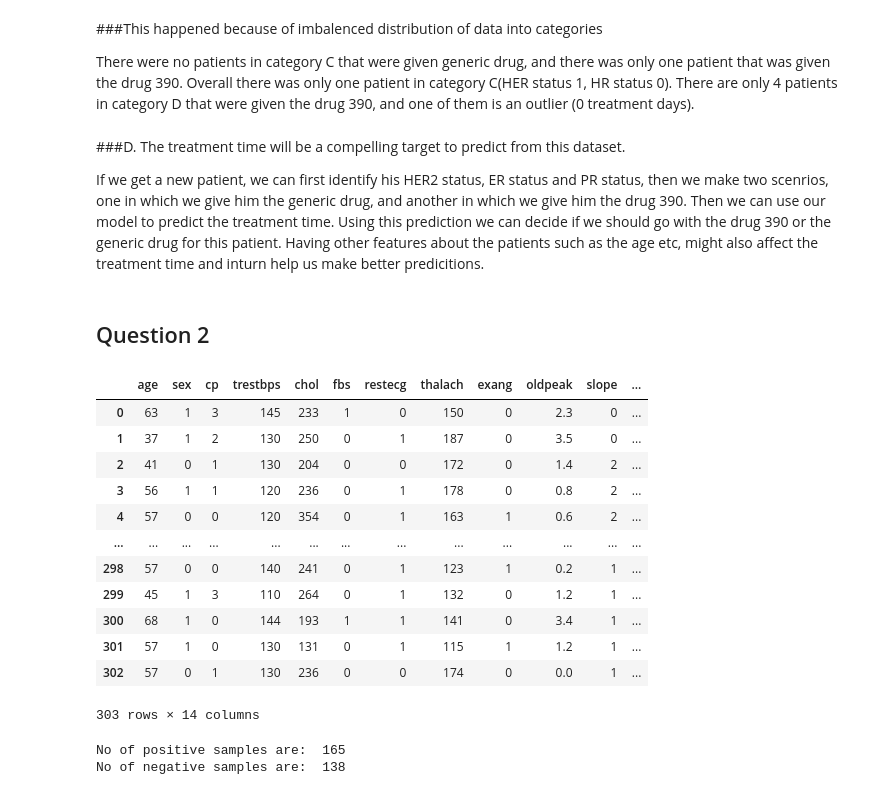
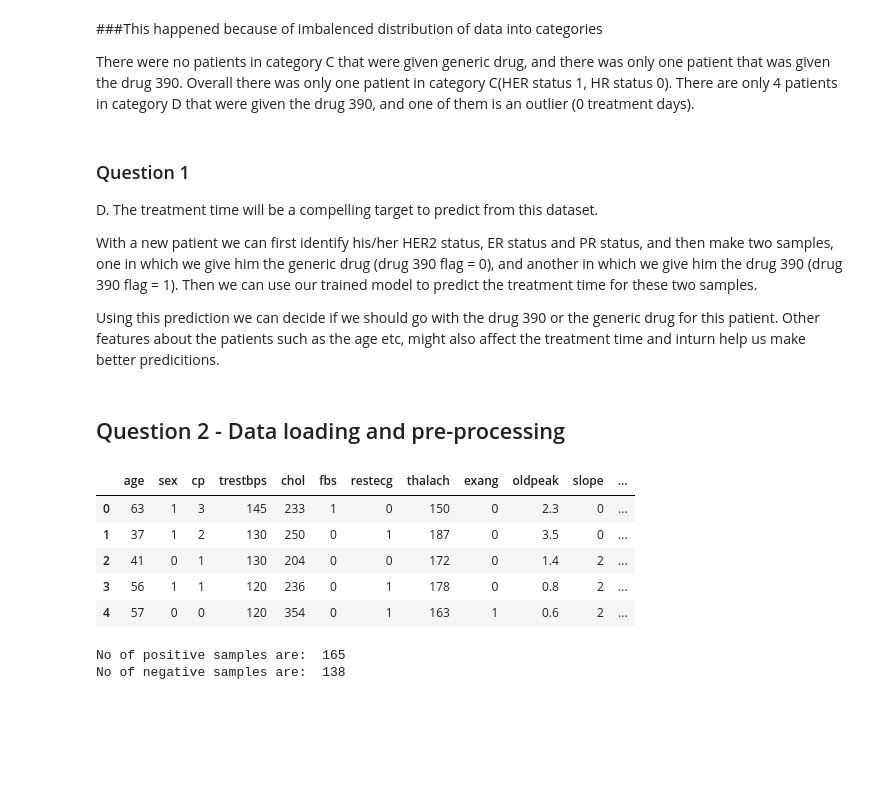
Before and after one commit to apalmk/pfizer_task, a Jupyter notebook: Pfizer_task.ipynb, the cells around one changed output. Saved outputs shown, nothing was run; the diff lists cells and outputs as text; code cells hidden in the pictures; blank space fills up the shorter version.

```diff
--- a/Pfizer_task.ipynb
+++ b/Pfizer_task.ipynb
@@ -287,30 +273,26 @@ for g in grp:
 There were no patients in category C that were given generic drug, and there was only one patient that was given the drug 390. Overall there was only one patient in category C(HER status 1, HR status 0).
 There are only 4 patients in category D that were given the drug 390, and one of them is an outlier (0 treatment days).
 # %% [markdown]
-###D. The treatment time will be a compelling target to predict from this dataset.
+### Question 1
+D. The treatment time will be a compelling target to predict from this dataset.
 
-If we get a new patient, we can first identify his HER2 status, ER status and PR status, then we make two scenrios, one in which we give him the generic drug, and another in which we give him the drug 390. Then we can use our model to predict the treatment time. Using this prediction we can decide if we should go with the drug 390 or the generic drug for this patient. Having other features about the patients such as the age etc, might also affect the treatment time and inturn help us make better predicitions.
+With a new patient we can first identify his/her HER2 status, ER status and PR status, and then make two samples, one in which we give him the generic drug (drug 390 flag = 0), and another in which we give him the drug 390 (drug 390 flag = 1). Then we can use our trained model to predict the treatment time for these two samples.
+
+Using this prediction we can decide if we should go with the drug 390 or the generic drug for this patient. Other features about the patients such as the age etc, might also affect the treatment time and inturn help us make better predicitions.
 # %% [markdown]
-## Question 2
+## Question 2 - Data loading and pre-processing
 # %%
 #importing the data
 data = pd.read_csv('/content/gdrive/My Drive/heart_data.csv')
 # %%
-data
+data.head()
 # %% [output]
 |  | age | sex | cp | trestbps | chol | fbs | restecg | thalach | exang | oldpeak | slope | ... |
 | 0 | 63 | 1 | 3 | 145 | 233 | 1 | 0 | 150 | 0 | 2.3 | 0 | ... |
 | 1 | 37 | 1 | 2 | 130 | 250 | 0 | 1 | 187 | 0 | 3.5 | 0 | ... |
 | 2 | 41 | 0 | 1 | 130 | 204 | 0 | 0 | 172 | 0 | 1.4 | 2 | ... |
 | 3 | 56 | 1 | 1 | 120 | 236 | 0 | 1 | 178 | 0 | 0.8 | 2 | ... |
 | 4 | 57 | 0 | 0 | 120 | 354 | 0 | 1 | 163 | 1 | 0.6 | 2 | ... |
-| ... | ... | ... | ... | ... | ... | ... | ... | ... | ... | ... | ... | ... |
-| 298 | 57 | 0 | 0 | 140 | 241 | 0 | 1 | 123 | 1 | 0.2 | 1 | ... |
-| 299 | 45 | 1 | 3 | 110 | 264 | 0 | 1 | 132 | 0 | 1.2 | 1 | ... |
-| 300 | 68 | 1 | 0 | 144 | 193 | 1 | 1 | 141 | 0 | 3.4 | 1 | ... |
-| 301 | 57 | 1 | 0 | 130 | 131 | 0 | 1 | 115 | 1 | 1.2 | 1 | ... |
-| 302 | 57 | 0 | 1 | 130 | 236 | 0 | 0 | 174 | 0 | 0.0 | 1 | ... |
-303 rows × 14 columns
 # %%
 #Checking if the dataset is balanced
 print("No of positive samples are: ",list(data["target"]).count(1))
```
Also changed, not shown: parts of 26 cells of this notebook.
